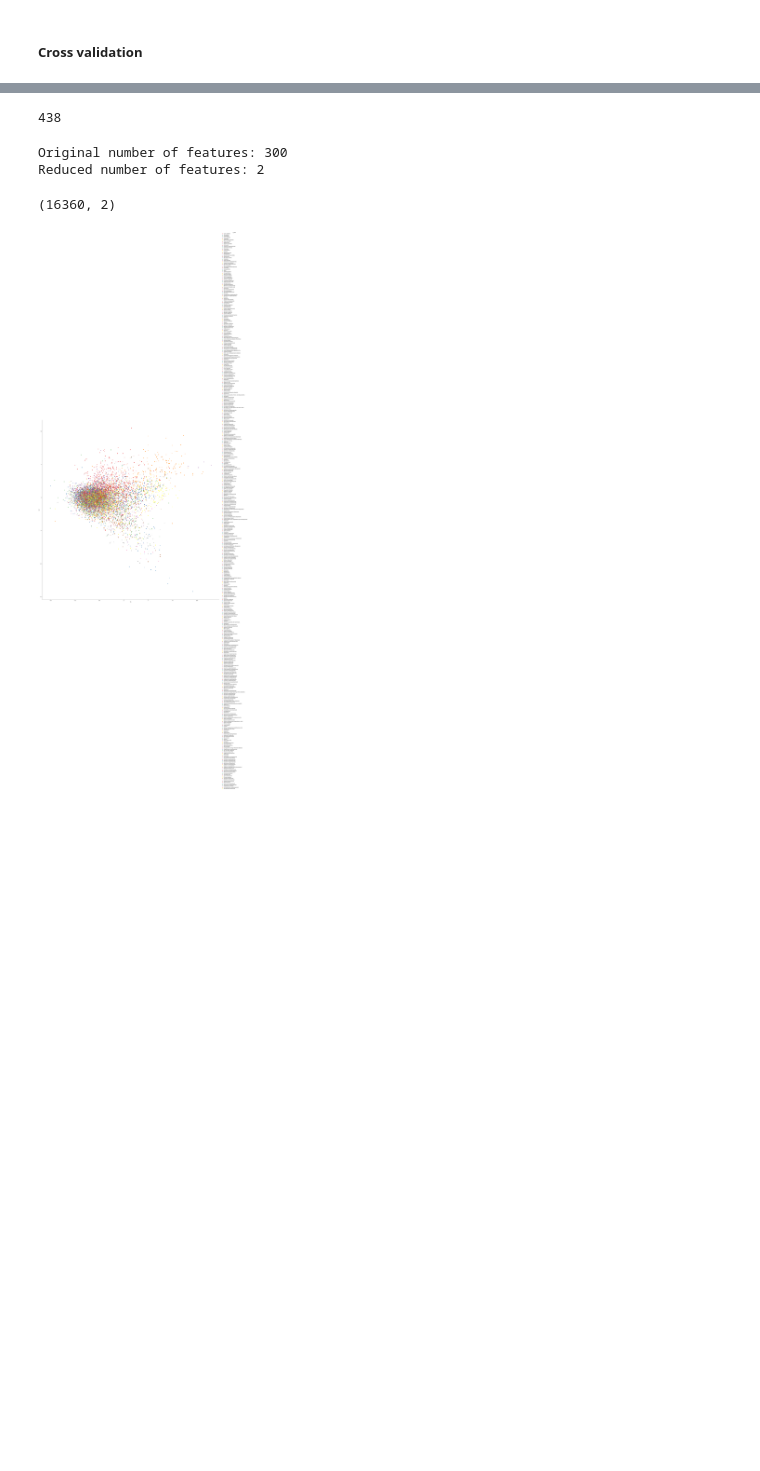
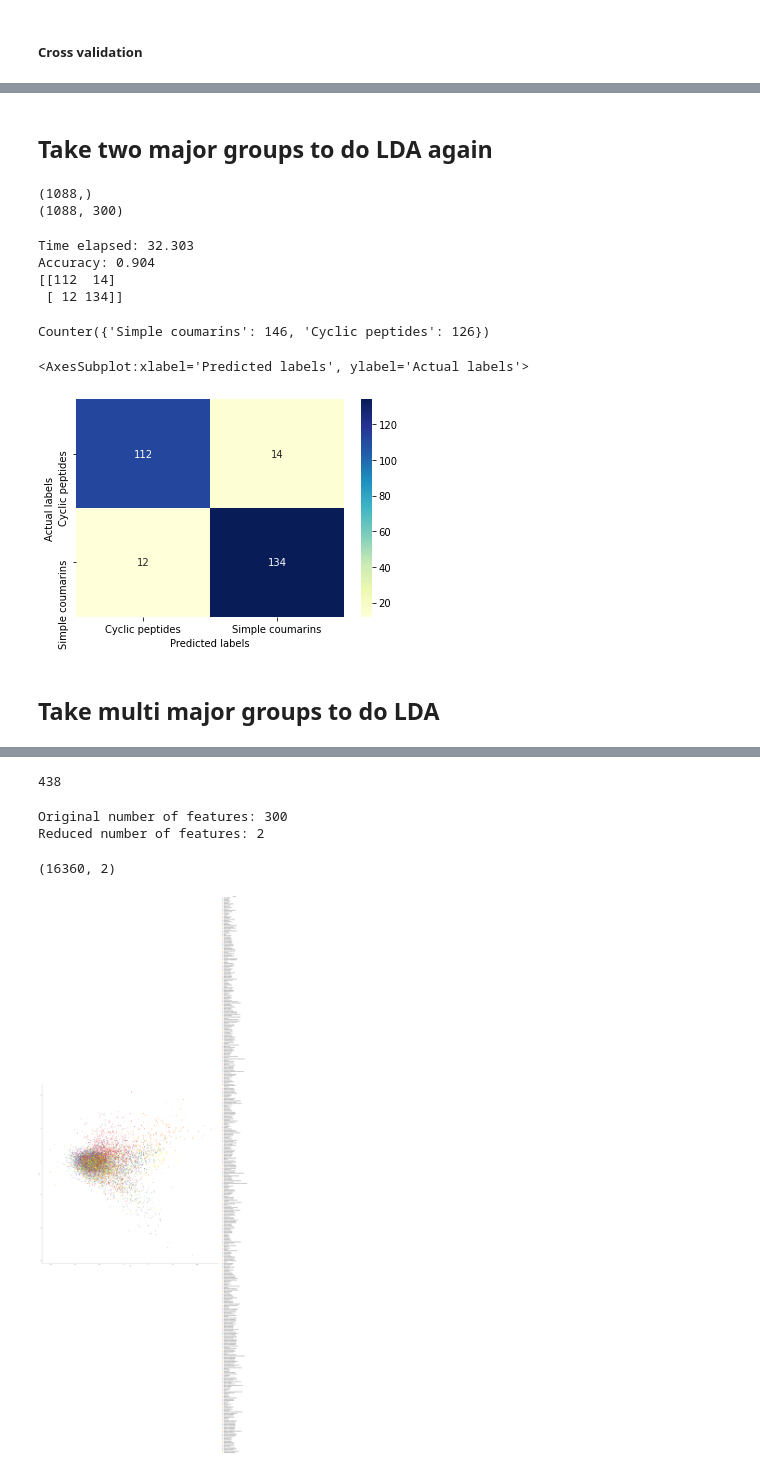
Before and after one commit to Yiyuan-Ding/MS2ChemClass, a Jupyter notebook: classification_lda.ipynb, the cells around one changed output, grey strips where cells are left out. Drawn from its saved outputs; the diff is of its cells as text; code cells hidden in the pictures; blank space fills up the shorter version.

```diff
--- a/classification_lda.ipynb
+++ b/classification_lda.ipynb
@@ -191,12 +15,0 @@ len(all_classes_ori_ui)
-# %%
-## Save the spectral embeddings array with unique inchikey
-
-X_embedding = np.array(spectrum_vectors_unique)
-np.savetxt('/mnt/scratch/ding013/MS2ChemClass/embedding_arrays_for_classification/X_spectral_embeddings.csv', X_embedding, delimiter=',')
-# %%
-## Save the ordered class labels array with unique inchikey
-for i in range(len(all_classes_ori_ui)):
-    y_label = np.array(all_classes_ori_ui[i])
-    print(new_header[i+1])
-    filepath_labels='/mnt/scratch/ding013/MS2ChemClass/embedding_arrays_for_classification/y_%s_labels.csv' % new_header[i+1]
-    np.savetxt(filepath_labels, y_label, delimiter=',',fmt='%s')
@@ -361,0 +186,68 @@ Mean Accuracy: 0.297 (0.098)
+# %% [markdown]
+## Take two major groups to do LDA again
+# %%
+# Define the data
+
+select_lbs = ['Cyclic peptides','Simple coumarins']
+select_index = []
+for i in select_lbs:
+    temp_index, = np.where(y_label==i)
+    #print(temp_index)
+    select_index += list(temp_index)
+select_index.sort()
+#print(select_index)
+
+y_label_2_main = np.array(y_label[select_index])
+print(y_label_2_main.shape)
+
+X_embedding_2_lbs=X_embedding[select_index,:]
+print(X_embedding_2_lbs.shape)
+# %% [output]
+(1088,)
+(1088, 300)
+# %%
+### perform LDA
+# Split the dataset into the Training set and Test set
+X_train, X_test, y_train, y_test = train_test_split(X_embedding_2_lbs, y_label_2_main, test_size = 0.25, random_state = 0)
+# Apply Feature Scaling
+sc = StandardScaler()
+X_train = sc.fit_transform(X_train)
+X_test = sc.transform(X_test)
+
+# Apply LDA
+t0=time.process_time()
+lda_model = LinearDiscriminantAnalysis()
+lda_model.fit(X_train,y_train)
+t1=time.process_time()-t0
+print('Time elapsed: %.3f' % t1)
+
+# Predict the test set results and check the accuracy
+y_pred = lda_model.predict(X_test)
+accuracy_lda = accuracy_score(y_test,y_pred)
+print('Accuracy: %.3f' % accuracy_lda)
+conf_mat = confusion_matrix(y_test,y_pred)
+print(conf_mat)
+# %% [output]
+Time elapsed: 32.303
+Accuracy: 0.904
+[[112  14]
+ [ 12 134]]
+# %%
+from collections import Counter
+Counter(y_test)
+# %% [output]
+Counter({'Simple coumarins': 146, 'Cyclic peptides': 126})
+# %%
+# Plot Confusion matrix
+
+ax= plt.subplot()
+df_cm = pd.DataFrame(conf_mat, columns=np.unique(y_test), index = np.unique(y_test))
+df_cm.index.name = 'Actual labels'
+df_cm.columns.name = 'Predicted labels'
+# sns.set(font_scale=1.8)
+sns.heatmap(df_cm, annot=True, ax = ax, cmap="YlGnBu", fmt='d',annot_kws={"size": 10})
+# %% [output]
+<AxesSubplot:xlabel='Predicted labels', ylabel='Actual labels'>
+[figure, added]
+# %% [markdown]
+## Take multi major groups to do LDA
```
Also changed, not shown: parts of 25 cells of this notebook, 3 other files.
